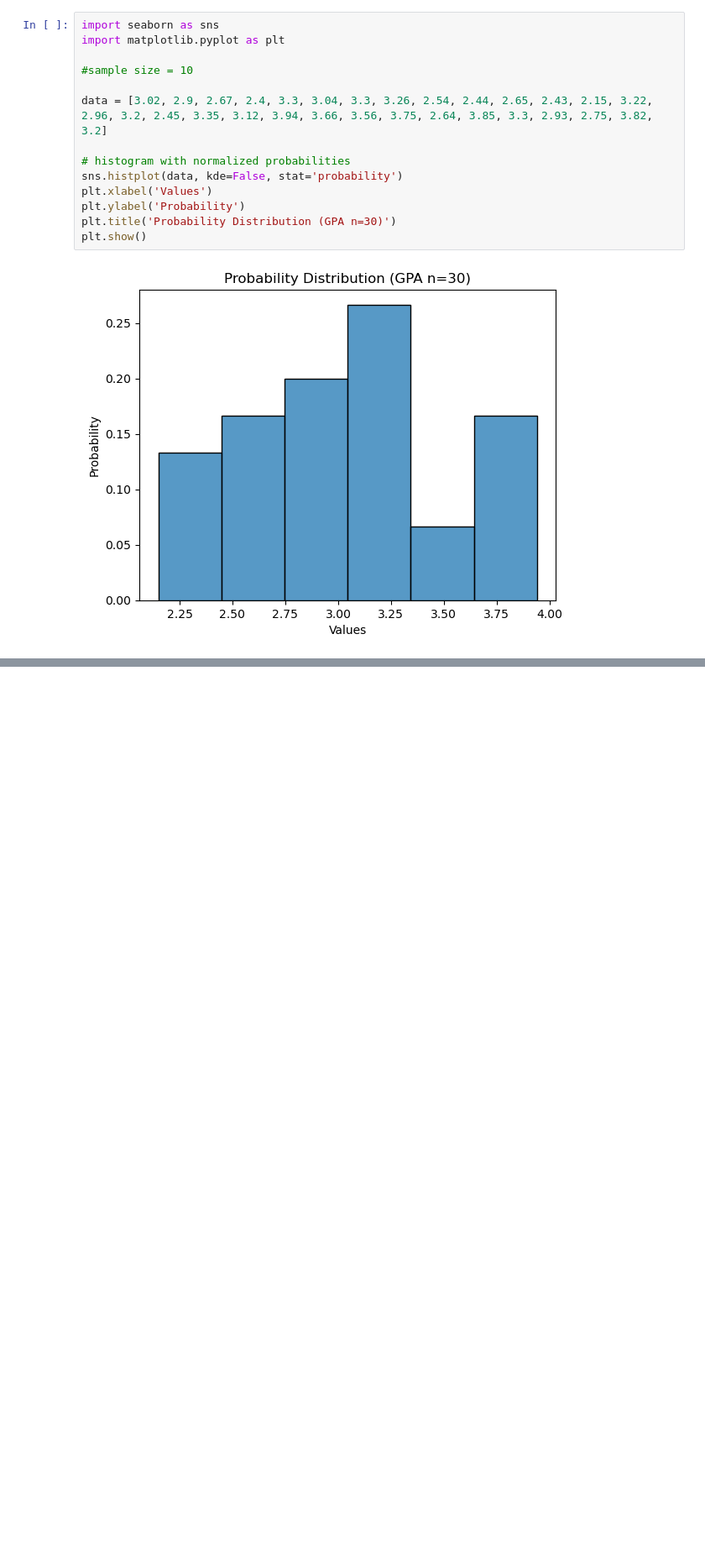
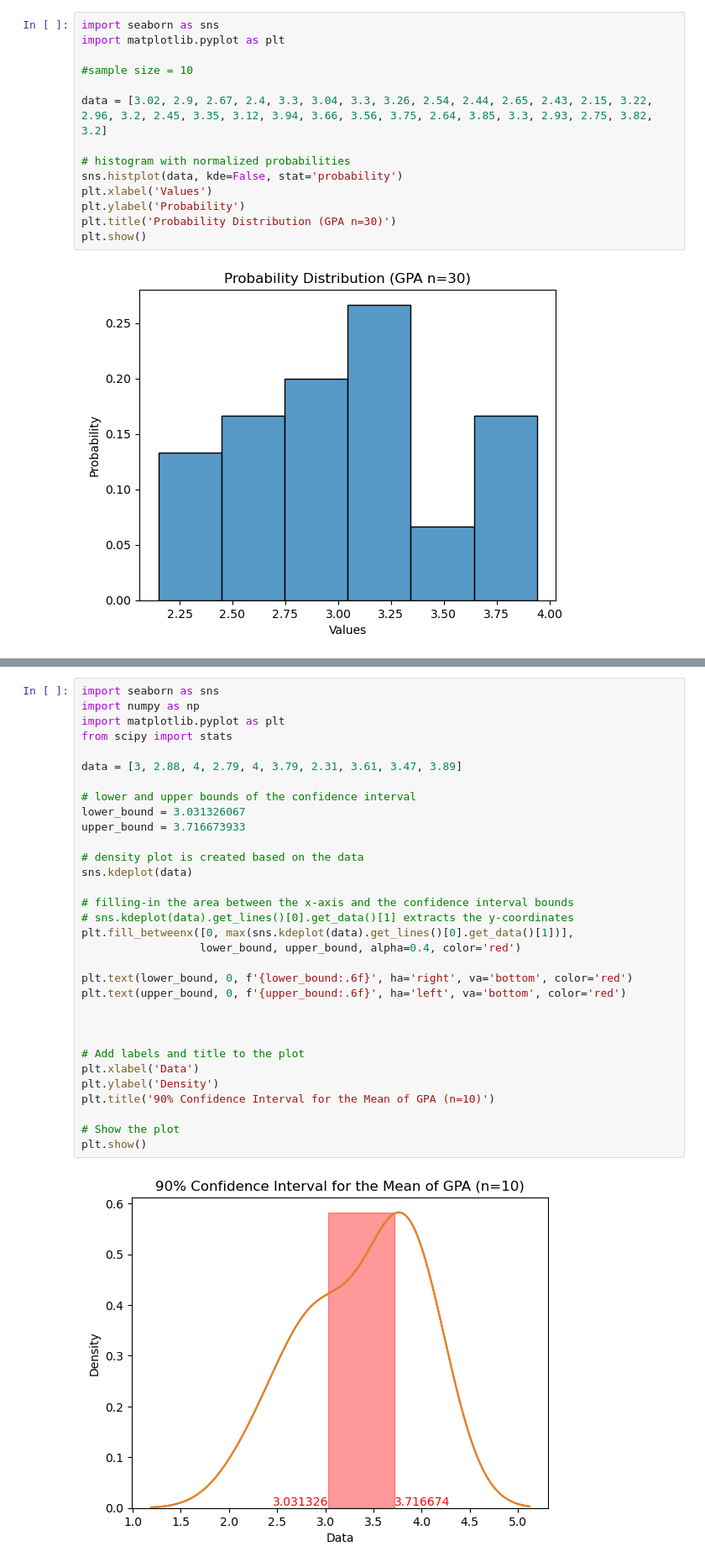
Before and after one commit to mammadmammadov/Probability-Statistic-Project_3, a Jupyter notebook: Probability and Statistics for Engineers, Project 3.ipynb, the cells around one changed output, grey strips where cells are left out. Shown at 84% size. Drawn from its saved outputs; the diff is of its cells as text; blank space fills up the shorter version.

```diff
--- a/Probability and Statistics for Engineers, Project 3.ipynb
+++ b/Probability and Statistics for Engineers, Project 3.ipynb
@@ -65,0 +136,34 @@ plt.show()
+# %%
+import seaborn as sns
+import numpy as np
+import matplotlib.pyplot as plt
+from scipy import stats
+
+data = [3, 2.88, 4, 2.79, 4, 3.79, 2.31, 3.61, 3.47, 3.89]
+
+# lower and upper bounds of the confidence interval
+lower_bound = 3.031326067
+upper_bound = 3.716673933
+
+# density plot is created based on the data
+sns.kdeplot(data)
+
+# filling-in the area between the x-axis and the confidence interval bounds
+# sns.kdeplot(data).get_lines()[0].get_data()[1] extracts the y-coordinates
+plt.fill_betweenx([0, max(sns.kdeplot(data).get_lines()[0].get_data()[1])],
+                  lower_bound, upper_bound, alpha=0.4, color='red')
+
+plt.text(lower_bound, 0, f'{lower_bound:.6f}', ha='right', va='bottom', color='red')
+plt.text(upper_bound, 0, f'{upper_bound:.6f}', ha='left', va='bottom', color='red')
+
+
+
+# Add labels and title to the plot
+plt.xlabel('Data')
+plt.ylabel('Density')
+plt.title('90% Confidence Interval for the Mean of GPA (n=10)')
+
+# Show the plot
+plt.show()
+# %% [output]
+[figure, added]
```
Also changed, not shown: parts of 9 cells of this notebook.
